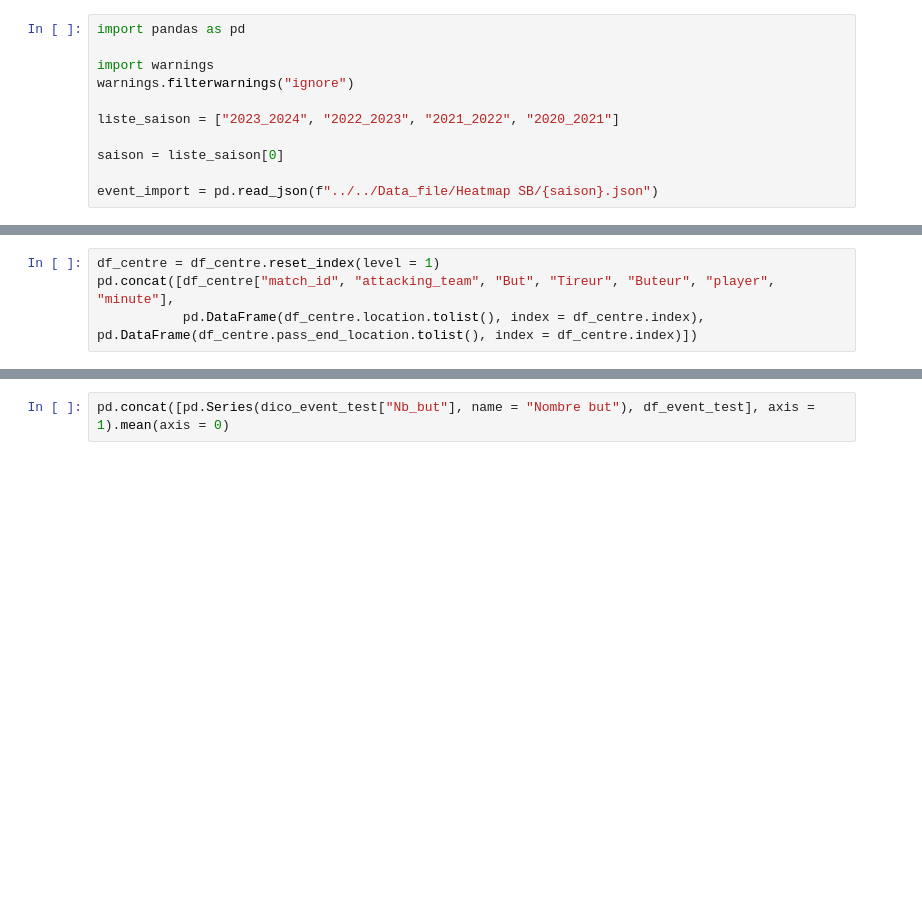
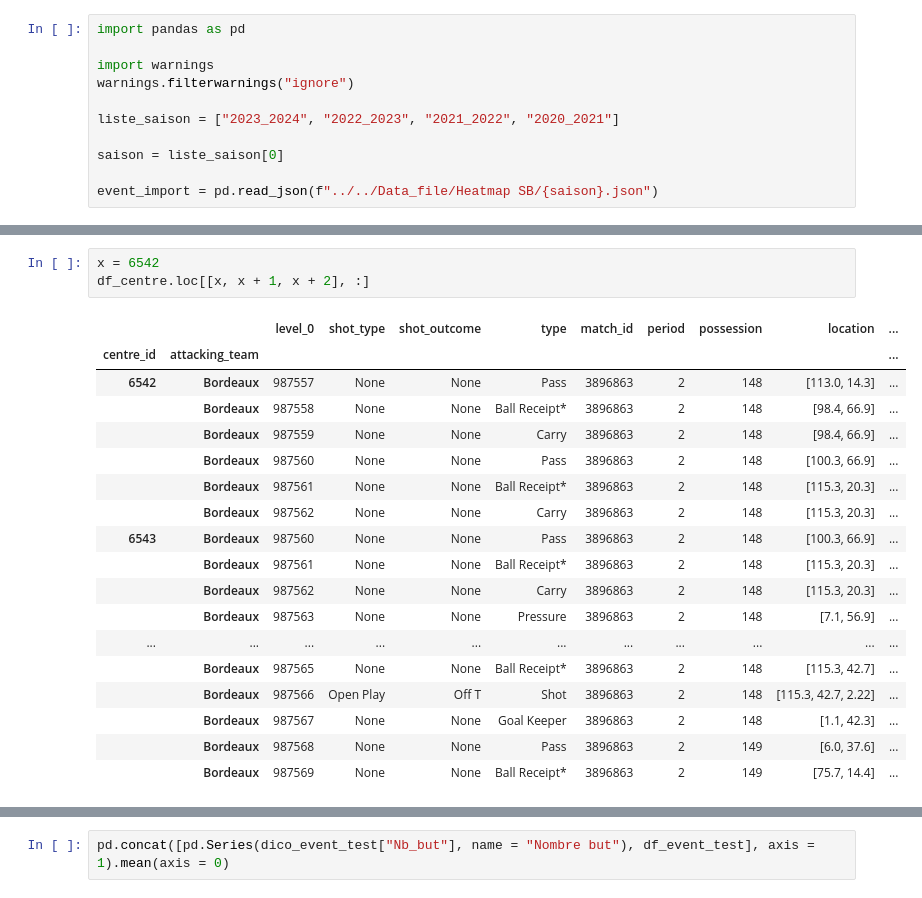
Before and after one commit to Nathan7128/Stage-CF63, a Jupyter notebook: Heatmap SB/centre/test.ipynb, the cells around one changed output, grey strips where cells are left out. Saved outputs shown, nothing was run; the diff lists cells and outputs as text; blank space fills up the shorter version.

Commit message:
modif visu tir centre

```diff
--- a/Heatmap SB/centre/test.ipynb
+++ b/Heatmap SB/centre/test.ipynb
@@ -89,4 +196,0 @@ df_centre.rename()
-# %%
-df_centre = df_centre.reset_index(level = 1)
-pd.concat([df_centre["match_id", "attacking_team", "But", "Tireur", "Buteur", "player", "minute"],
-           pd.DataFrame(df_centre.location.tolist(), index = df_centre.index), pd.DataFrame(df_centre.pass_end_location.tolist(), index = df_centre.index)])
@@ -117,0 +238,22 @@ df.loc[3:8]
+# %%
+x = 6542
+df_centre.loc[[x, x + 1, x + 2], :]
+# %% [output]
+|  |  | level_0 | shot_type | shot_outcome | type | match_id | period | possession | location | ... |
+| centre_id | attacking_team |  |  |  |  |  |  |  |  | ... |
+| 6542 | Bordeaux | 987557 | None | None | Pass | 3896863 | 2 | 148 | [113.0, 14.3] | ... |
+|  | Bordeaux | 987558 | None | None | Ball Receipt* | 3896863 | 2 | 148 | [98.4, 66.9] | ... |
+|  | Bordeaux | 987559 | None | None | Carry | 3896863 | 2 | 148 | [98.4, 66.9] | ... |
+|  | Bordeaux | 987560 | None | None | Pass | 3896863 | 2 | 148 | [100.3, 66.9] | ... |
+|  | Bordeaux | 987561 | None | None | Ball Receipt* | 3896863 | 2 | 148 | [115.3, 20.3] | ... |
+|  | Bordeaux | 987562 | None | None | Carry | 3896863 | 2 | 148 | [115.3, 20.3] | ... |
+| 6543 | Bordeaux | 987560 | None | None | Pass | 3896863 | 2 | 148 | [100.3, 66.9] | ... |
+|  | Bordeaux | 987561 | None | None | Ball Receipt* | 3896863 | 2 | 148 | [115.3, 20.3] | ... |
+|  | Bordeaux | 987562 | None | None | Carry | 3896863 | 2 | 148 | [115.3, 20.3] | ... |
+|  | Bordeaux | 987563 | None | None | Pressure | 3896863 | 2 | 148 | [7.1, 56.9] | ... |
+| ... | ... | ... | ... | ... | ... | ... | ... | ... | ... | ... |
+|  | Bordeaux | 987565 | None | None | Ball Receipt* | 3896863 | 2 | 148 | [115.3, 42.7] | ... |
+|  | Bordeaux | 987566 | Open Play | Off T | Shot | 3896863 | 2 | 148 | [115.3, 42.7, 2.22] | ... |
+|  | Bordeaux | 987567 | None | None | Goal Keeper | 3896863 | 2 | 148 | [1.1, 42.3] | ... |
+|  | Bordeaux | 987568 | None | None | Pass | 3896863 | 2 | 149 | [6.0, 37.6] | ... |
+|  | Bordeaux | 987569 | None | None | Ball Receipt* | 3896863 | 2 | 149 | [75.7, 14.4] | ... |
```
Also changed, not shown: parts of 12 cells of this notebook, 7 other files.
